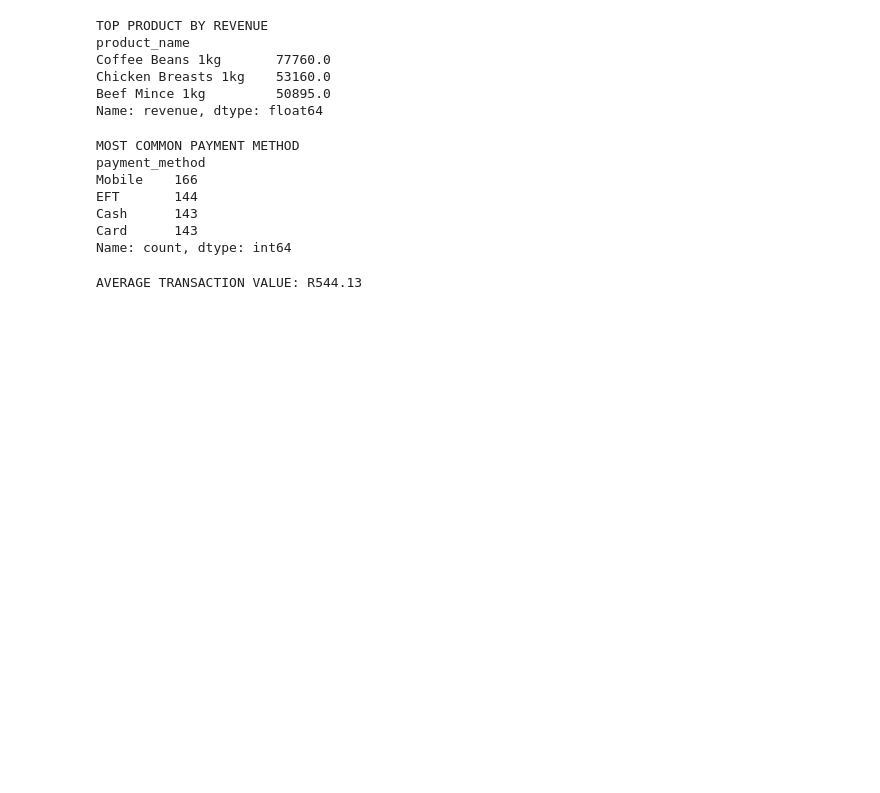
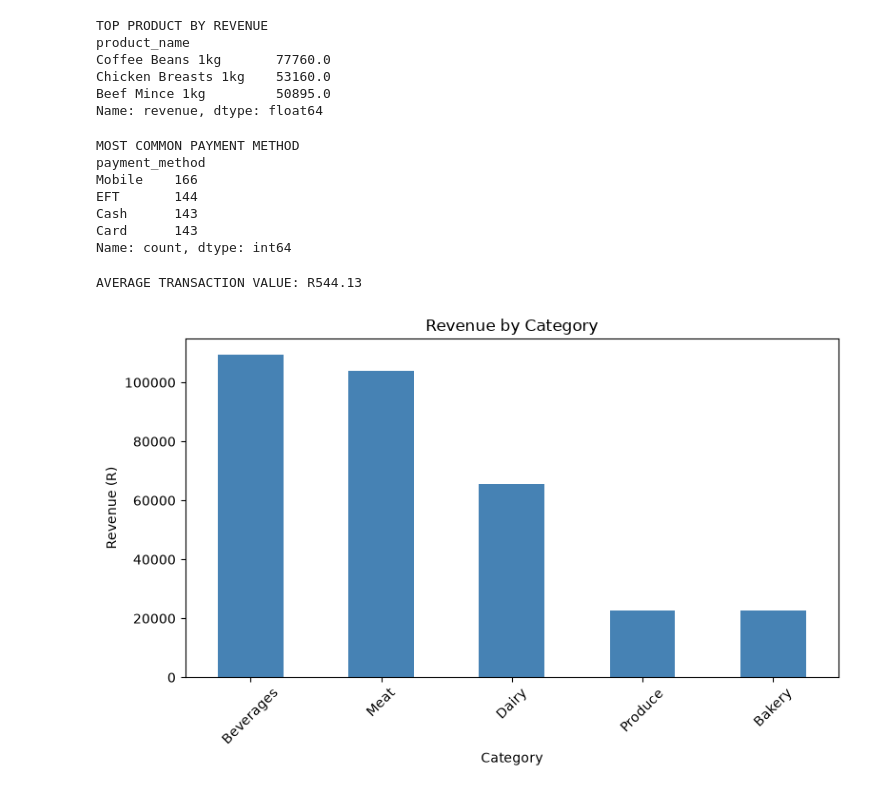
Before and after one commit to sandisiweluke17/retail-sales-analysis, a Jupyter notebook: analysis.ipynb, the cells around one changed output. Saved outputs shown, nothing was run; the diff lists cells and outputs as text; code cells hidden in the pictures; blank space fills up the shorter version.

Commit message:
Add required charts: revenue by category, store, and month

```diff
--- a/analysis.ipynb
+++ b/analysis.ipynb
@@ -134,3 +134,18 @@ Name: count, dtype: int64
 print(f"AVERAGE TRANSACTION VALUE: R{avg_transaction:,.2f}")
 # %% [output]
 AVERAGE TRANSACTION VALUE: R544.13
+# %%
+import matplotlib.pyplot as plt
+
+# Chart 1: Revenue by category (bar)
+plt.figure(figsize=(8, 5))
+revenue_by_category.plot(kind="bar", color="steelblue")
+plt.title("Revenue by Category")
+plt.xlabel("Category")
+plt.ylabel("Revenue (R)")
+plt.xticks(rotation=45)
+plt.tight_layout()
+plt.savefig("charts/revenue_by_category.png")
+plt.show()
+# %% [output]
+[figure, added]
```
Also changed, not shown: parts of 2 cells of this notebook, 3 other files.
